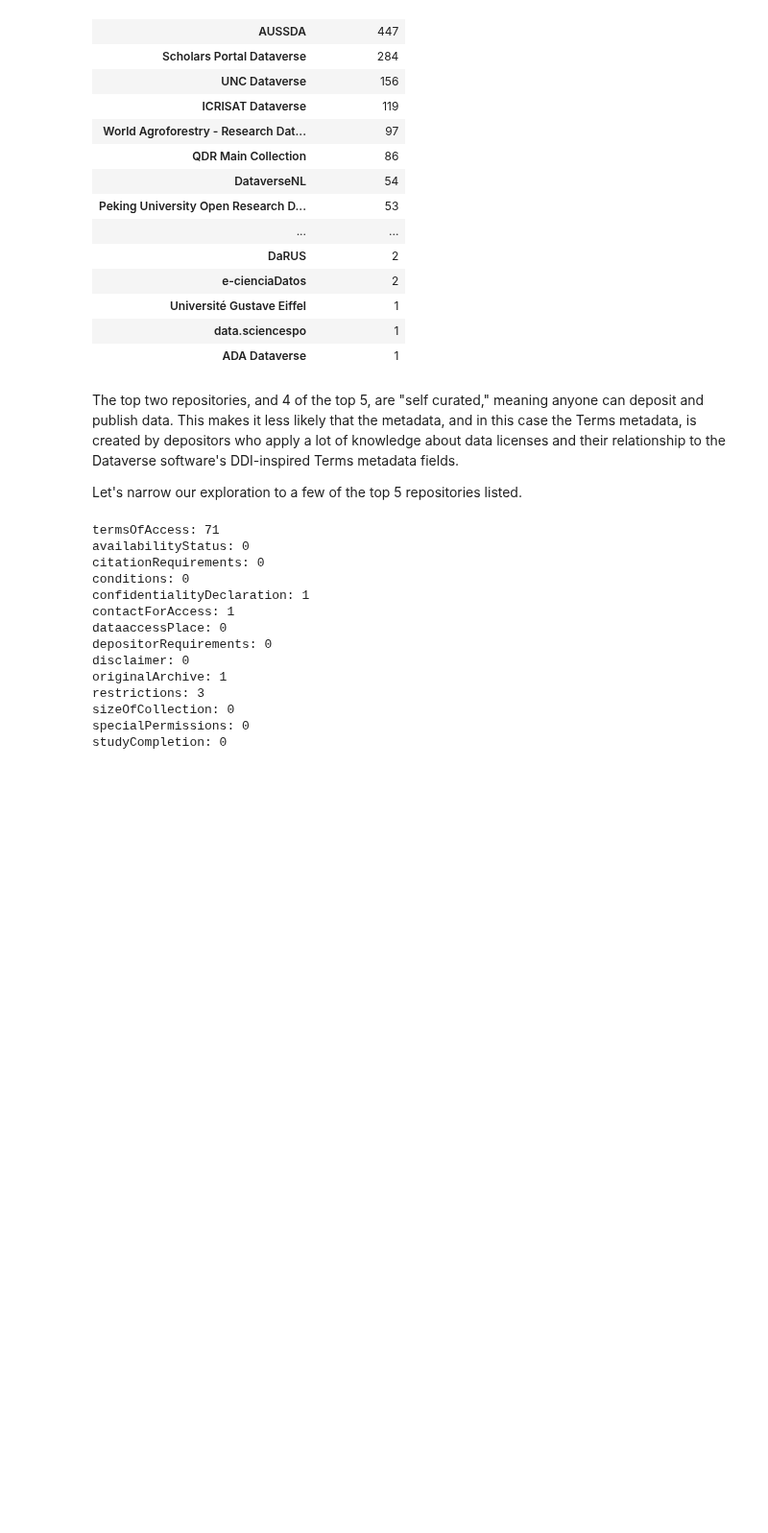
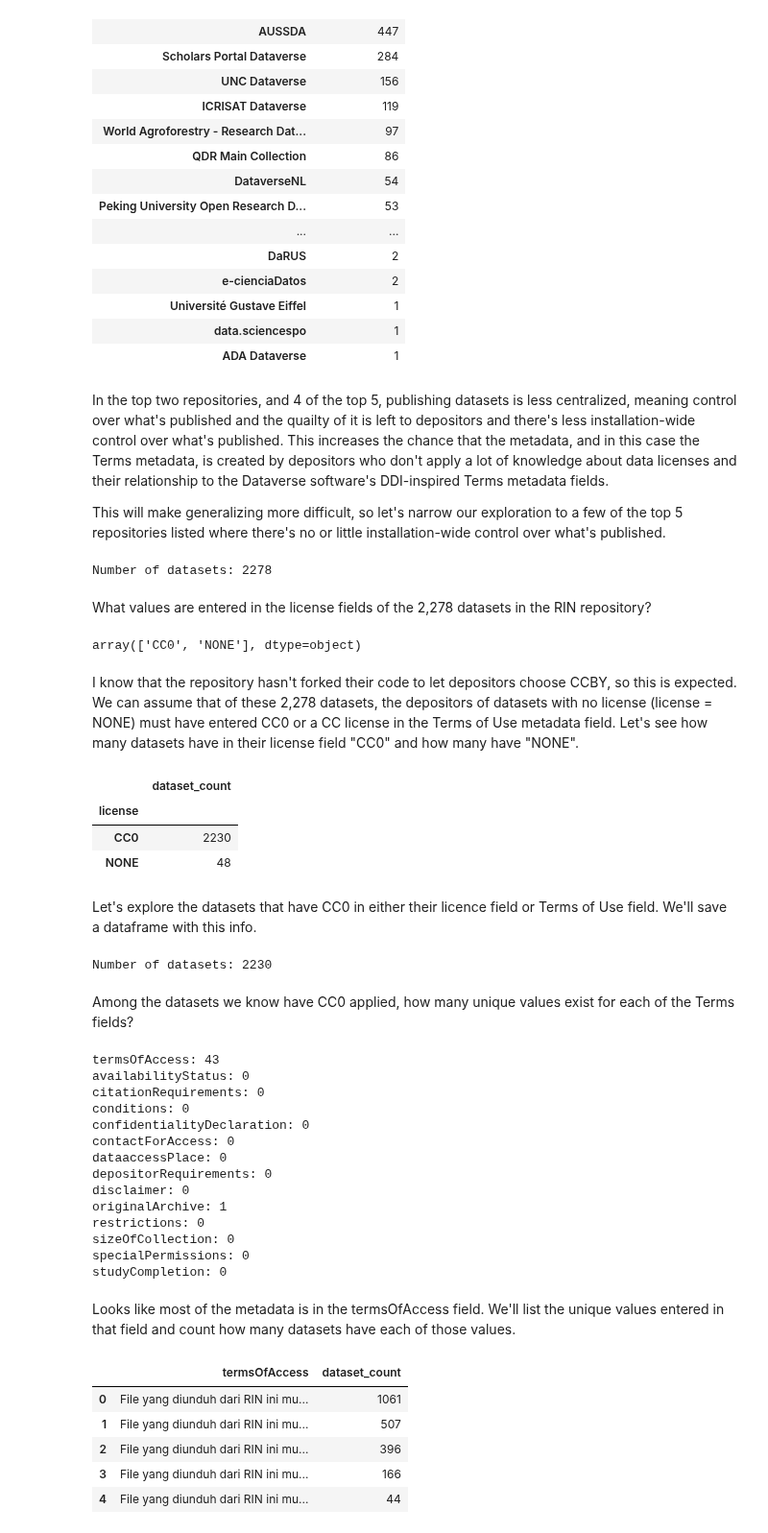
Before and after one commit to jggautier/ux-research-data-analysis, a Jupyter notebook: notebooks/Terms metadata in Dataverse repositories/Terms metadata in Dataverse repositories.ipynb, the cells around one changed output. Shown at 96% size. Saved outputs shown, nothing was run; the diff lists cells and outputs as text; code cells hidden in the pictures; blank space fills up the shorter version.

```diff
--- a/notebooks/Terms metadata in Dataverse repositories/Terms metadata in Dataverse repositories.ipynb
+++ b/notebooks/Terms metadata in Dataverse repositories/Terms metadata in Dataverse repositories.ipynb
@@ -187,27 +174,70 @@ datasetsByPublisher
 | data.sciencespo | 1 |
 | ADA Dataverse | 1 |
 # %% [markdown]
-The top two repositories, and 4 of the top 5, are "self curated," meaning anyone can deposit and publish data. This makes it less likely that the metadata, and in this case the Terms metadata, is created by depositors who apply a lot of knowledge about data licenses and their relationship to the Dataverse software's DDI-inspired Terms metadata fields.
+In the top two repositories, and 4 of the top 5, publishing datasets is less centralized, meaning control over what's published and the quailty of it is left to depositors and there's less installation-wide control over what's published. This increases the chance that the metadata, and in this case the Terms metadata, is created by depositors who don't apply a lot of knowledge about data licenses and their relationship to the Dataverse software's DDI-inspired Terms metadata fields.
 
-Let's narrow our exploration to a few of the top 5 repositories listed.
+This will make generalizing more difficult, so let's narrow our exploration to a few of the top 5 repositories listed where there's no or little installation-wide control over what's published.
 # %%
 rin_datasets = (data_with_licenses_and_other_terms.query('publisher == "RIN Dataverse"'))
+print('Number of datasets: %s' %(len(rin_datasets)))
+# %% [output]
+Number of datasets: 2278
+# %% [markdown]
+What values are entered in the license fields of the 2,278 datasets in the RIN repository?
+# %%
+rin_datasets.license.unique()
+# %% [output]
+array(['CC0', 'NONE'], dtype=object)
+# %% [markdown]
+I know that the repository hasn't forked their code to let depositors choose CCBY, so this is expected. We can assume that of these 2,278 datasets, the depositors of datasets with no license (license = NONE) must have entered CC0 or a CC license in the Terms of Use metadata field. Let's see how many datasets have in their license field "CC0" and how many have "NONE".
+# %%
+rin_datasets.value_counts(subset=['license']).to_frame('dataset_count')
+# %% [output]
+|  | dataset_count |
+| license |  |
+| CC0 | 2230 |
+| NONE | 48 |
+# %% [markdown]
+Let's explore the datasets that have CC0 in either their licence field or Terms of Use field. We'll save a dataframe with this info.
+# %%
+rin_datasets_cc0 = (
+    rin_datasets.query(
+        'license == "CC0" or\
+        termsOfUse.str.contains("CC0")'
+    )
+)
+print('Number of datasets: %s' %(len(rin_datasets_cc0)))
+# %% [output]
+Number of datasets: 2230
+# %% [markdown]
+Among the datasets we know have CC0 applied, how many unique values exist for each of the Terms fields?
 # %%
-# How many unique values exist for each field?
 for field in termsFields:
-    print(field + ': ' + str(rin_datasets[field].nunique()))
+    print(field + ': ' + str(rin_datasets_cc0[field].nunique()))
 # %% [output]
-termsOfAccess: 71
+termsOfAccess: 43
 availabilityStatus: 0
 citationRequirements: 0
 conditions: 0
-confidentialityDeclaration: 1
-contactForAccess: 1
+confidentialityDeclaration: 0
+contactForAccess: 0
 dataaccessPlace: 0
 depositorRequirements: 0
 disclaimer: 0
 originalArchive: 1
-restrictions: 3
+restrictions: 0
 sizeOfCollection: 0
 specialPermissions: 0
 studyCompletion: 0
+# %% [markdown]
+Looks like most of the metadata is in the termsOfAccess field. We'll list the unique values entered in that field and count how many datasets have each of those values.
+# %%
+rin_datasets_cc0_toa = rin_datasets_cc0.value_counts(subset=['termsOfAccess']).to_frame('dataset_count').reset_index(drop=False, inplace=False)
+rin_datasets_cc0_toa.head(5)
+# %% [output]
+|  | termsOfAccess | dataset_count |
+| 0 | File yang diunduh dari RIN ini mu... | 1061 |
+| 1 | File yang diunduh dari RIN ini mu... | 507 |
+| 2 | File yang diunduh dari RIN ini mu... | 396 |
+| 3 | File yang diunduh dari RIN ini mu... | 166 |
+| 4 | File yang diunduh dari RIN ini mu... | 44 |
```
Also changed, not shown: parts of 24 cells of this notebook.
